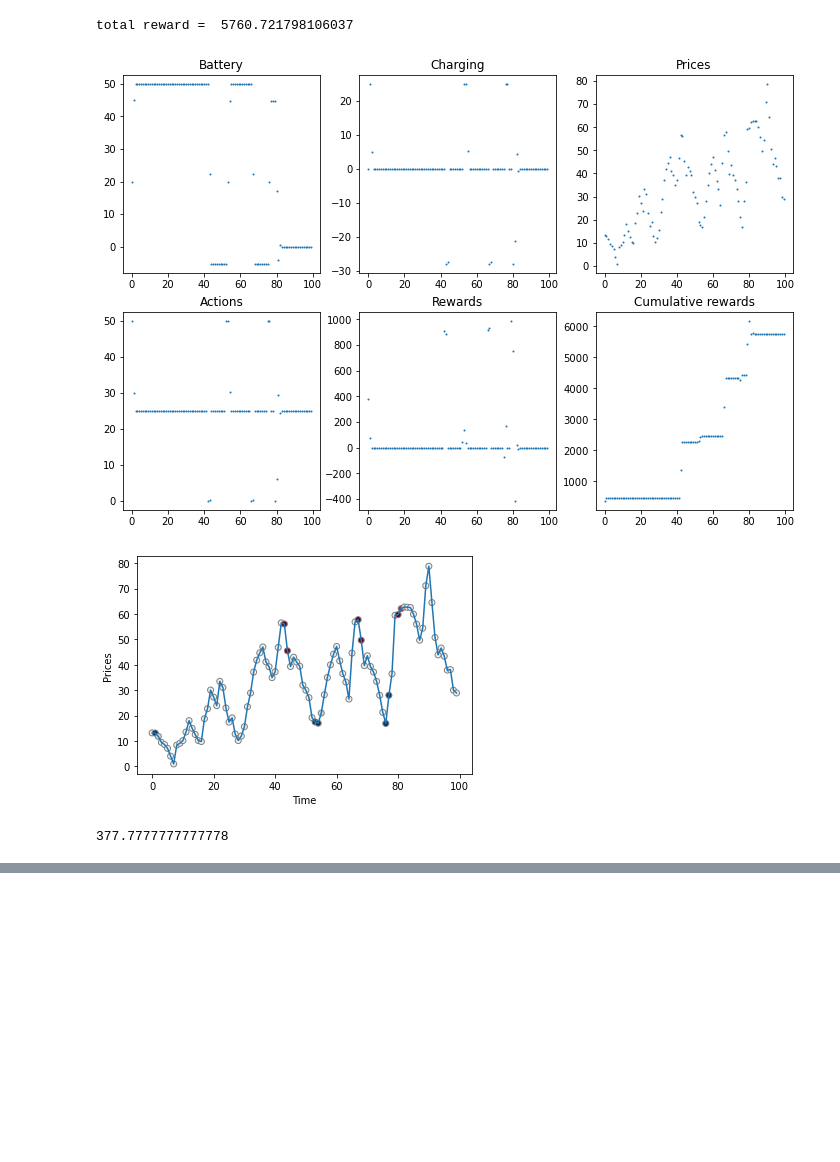
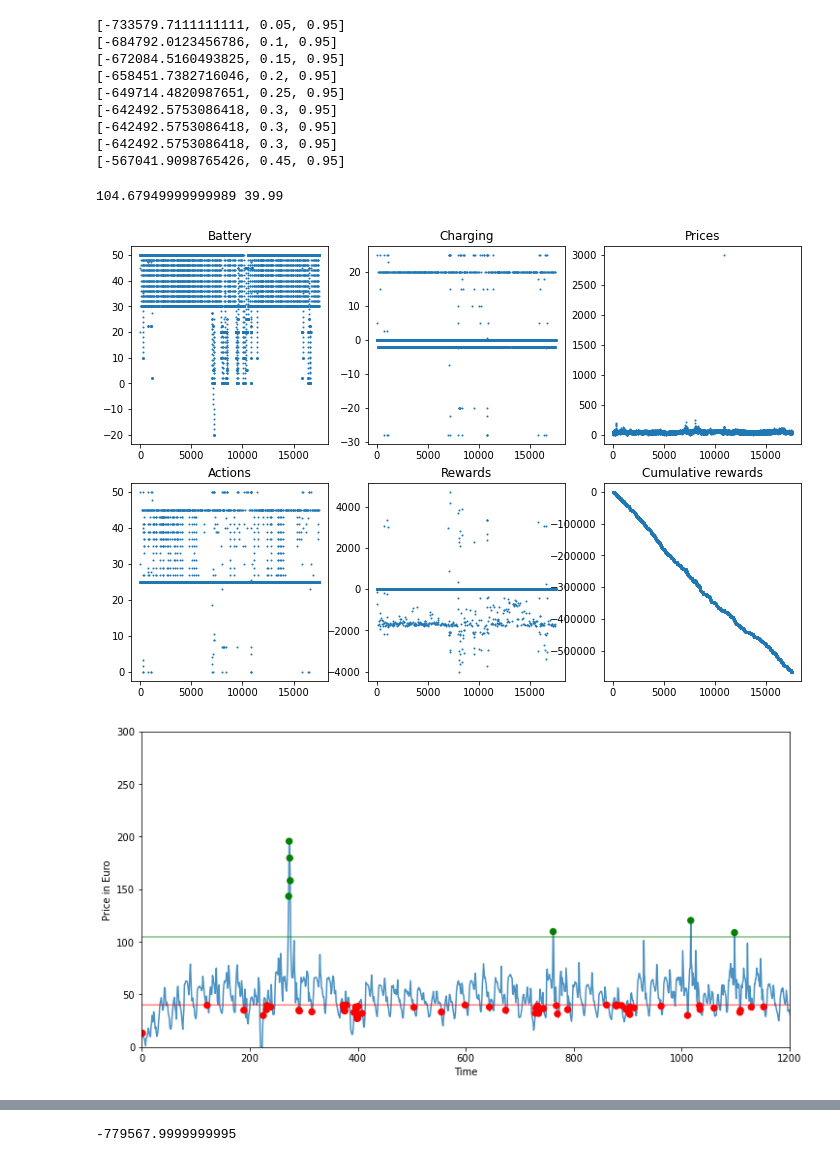
Before and after one commit to andpuc23/PoRL, a Jupyter notebook: main.ipynb, the cells around one changed output, grey strips where cells are left out. Cells and saved outputs as stored; diff of their text form; code cells hidden in the pictures; blank space fills up the shorter version.

Commit message:
'baselineshit'

```diff
--- a/main.ipynb
+++ b/main.ipynb
@@ -9,7 +10,7 @@ data = pd.read_csv('data/train_preprocessed.csv')
 test_data = pd.read_csv('data/validate_preprocessed.csv')
 # %%
 def print_func(battery, prices, actions, rewards):
-    '''for i in range(100):
+    '''for i in range(len(battery)):
         print('t=%d, battery=%.2f, price=%.2f, action=%d, rewards=%.2f'%(i, battery[i], prices[i], actions[i], rewards[i]))
     '''
 
@@ -38,13 +39,25 @@ def plot_func(battery, prices, actions, rewards):
     plt.show()
 
 
-    cmap = plt.get_cmap('RdBu')
-    plt.plot(x, prices)
-    plt.scatter(x, prices, c=charging, cmap=cmap, edgecolors='grey')
+    plt.figure(figsize=(12, 6))
+    col = np.where(np.array(actions)>25,'red',np.where(np.array(actions)<25, 'green', '#FF000000'))
+    plt.ylim(0, 300)
+    plt.xlim(0, 1200)
+    plt.scatter(x, prices, c = col,s = 40, zorder=1)
+    plt.plot(x, prices, zorder =0, alpha=0.8)
+    upper_line = np.full(shape=len(battery), fill_value=104.67949999999989, dtype=np.float64)
+    lower_line = np.full(shape=len(battery), fill_value=39.99, dtype=np.float64)
+    plt.plot(x, upper_line, c= "green", alpha=0.5)
+    plt.plot(x, lower_line, c= "red", alpha=0.5, zorder=1)
+    plt.ylabel('Price in Euro')
     plt.xlabel('Time')
-    plt.ylabel('Prices')
     plt.show()
 
+    plt.figure(figsize=(12, 6))
+    plt.plot(x, cum_rewards)
+    plt.xlabel('Time')
+    plt.ylabel('Cumulative Reward in Euro')
+
     return
 # %%
 def learn(env, model, t_max):
@@ -65,8 +78,8 @@ def learn(env, model, t_max):
 
     return battery, prices, actions, rewards
 # %%
-min_thres = [0.15]#[0.05, 0.10, 0.15, 0.2, 0.25, 0.3, 0.35, 0.4, 0.45]
-max_thres = [0.6]#[0.55, 0.6, 0.65, 0.7, 0.75, 0.8, 0.85, 0.9, 0.95]
+min_thres = [0.05, 0.10, 0.15, 0.2, 0.25, 0.3, 0.35, 0.4, 0.45]
+max_thres = [0.55, 0.6, 0.65, 0.7, 0.75, 0.8, 0.85, 0.9, 0.95]
 
 
 Rewards = []
@@ -74,18 +87,34 @@ for Min in min_thres:
     for Max in max_thres:
             env = Environment(test_data)
             model = BaselineModel(data, Min, Max)
-            t_max = 100
+            t_max = len(test_data)-1
             battery, prices, actions, rewards = learn(env, model, t_max)
             Rewards.append([sum(rewards), Min, Max])
 
 
-            print_func(battery, prices, actions, rewards)
-            plot_func(battery, prices, actions, rewards)
+            #print_func(battery, prices, actions, rewards)
+            #plot_func(battery, prices, actions, rewards)
 
     max_idx = np.argmax(np.array(Rewards)[:,0])
-    print(rewards[max_idx])
+    print(Rewards[max_idx])
 # %% [output]
-total reward =  5760.721798106037
+[-733579.7111111111, 0.05, 0.95]
+[-684792.0123456786, 0.1, 0.95]
+[-672084.5160493825, 0.15, 0.95]
+[-658451.7382716046, 0.2, 0.95]
+[-649714.4820987651, 0.25, 0.95]
+[-642492.5753086418, 0.3, 0.95]
+[-642492.5753086418, 0.3, 0.95]
+[-642492.5753086418, 0.3, 0.95]
+[-567041.9098765426, 0.45, 0.95]
-[figure, removed]
-[figure, removed]
-377.7777777777778
+# %%
+env = Environment(test_data)
+model = BaselineModel(data, 0.45, 0.95)
+t_max = len(test_data)-1
+battery, prices, actions, rewards = learn(env, model, t_max)
+print(model.higher_thres, model.lower_thres)
+plot_func(battery, prices, actions, rewards)
+# %% [output]
+104.67949999999989 39.99
+[figure, added]
+[figure, added]
@@ -91,0 +122,8 @@ total reward =  5760.721798106037
+# %%
+env = Environment(test_data)
+model = BaselineModel2(data)
+t_max = len(test_data) - 1
+battery, prices, actions, rewards = learn(env, model, t_max)
+print(sum(rewards))
+# %% [output]
+-779567.9999999995
```
Also changed, not shown: parts of 2 cells of this notebook, 4 other files.
